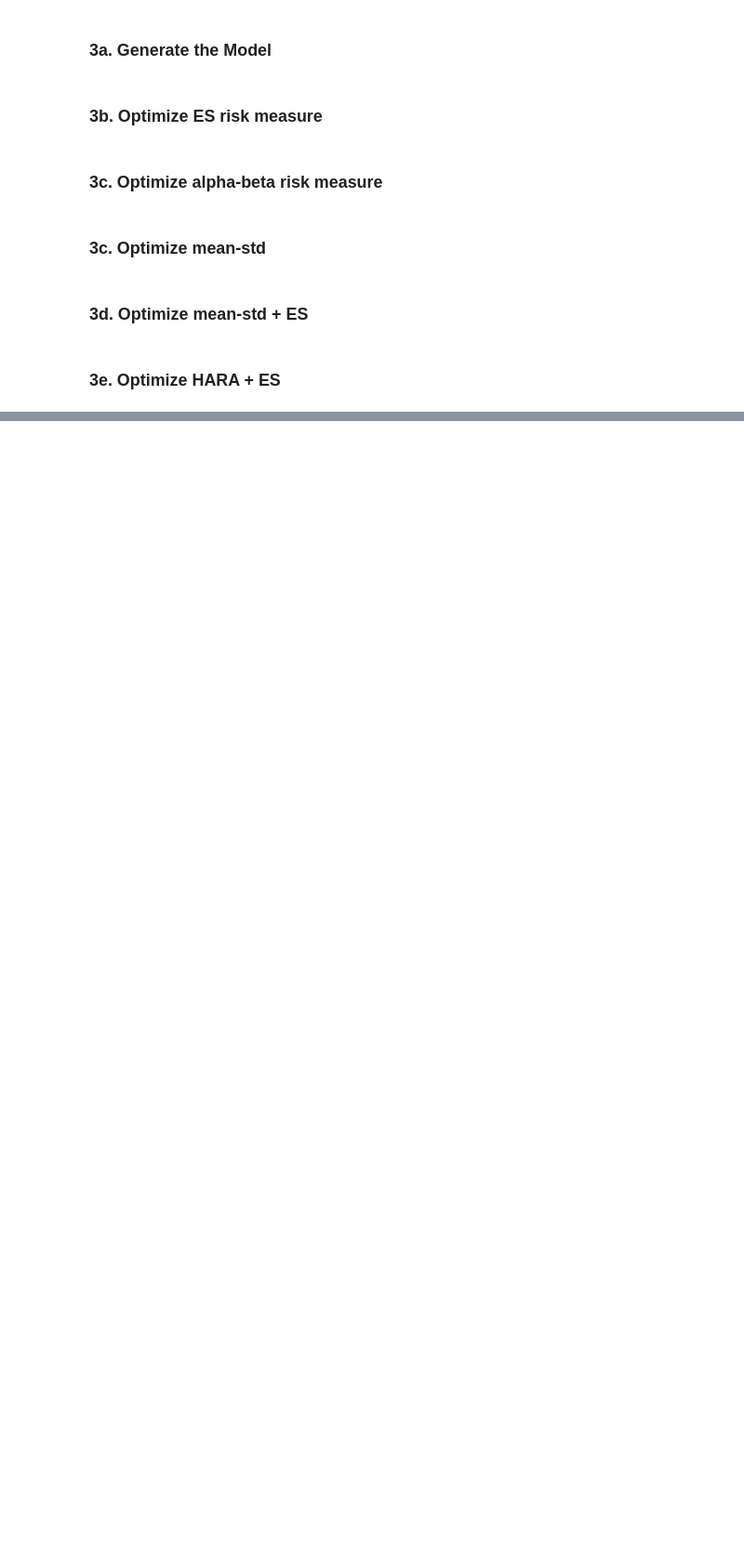
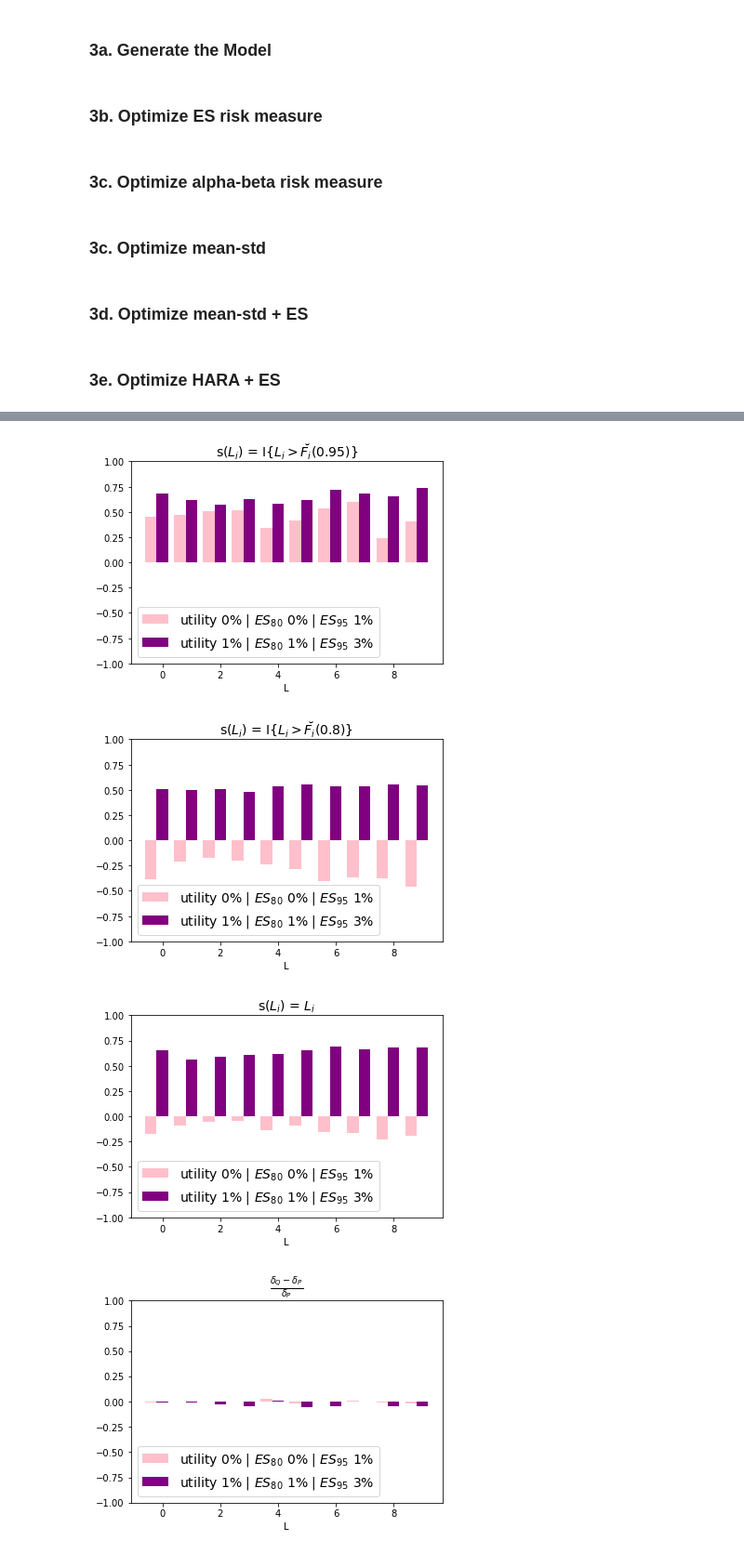
Before and after one commit to spesenti/SWIM-Wasserstein-py, a Jupyter notebook: Data/W_Stress.ipynb, the cells around one changed output, grey strips where cells are left out. Shown at 93% size. Drawn from its saved outputs; the diff is of its cells as text; code cells hidden in the pictures; blank space fills up the shorter version.

```diff
--- a/Data/W_Stress.ipynb
+++ b/Data/W_Stress.ipynb
@@ -1451,16 +1682,21 @@ L10  0.858356  0.808893  0.734231
 # %%
 # Sensitivity
 colors = colors + ['pink', 'purple', 'blue']
 if 'x' in data:
     StressModel.plot_sensitivities(sensitivity_measures1, labels=labels, colors=colors,
                                title=r's($L_i$) = I{$L_i > \breve{F_i}(0.95)$}', save=False,
                                filename=f'Plots/ex/hara-es/data_ES_utility_sensitivity_95.pdf')
     StressModel.plot_sensitivities(sensitivity_measures2, labels=labels, colors=colors,
                                title=r's($L_i$) = I{$L_i > \breve{F_i}(0.8)$}', save=False,
                                filename=f'Plots/ex/hara-es/data_ES_utility_sensitivity_80.pdf')
     StressModel.plot_sensitivities(sensitivity_measures3, labels=labels, colors=colors,
                                title=r's($L_i$) = $L_i$', save=False,
                                filename=folder + f'hara-es/data_ES_utility_sensitivity.pdf')
 
-#     StressModel.plot_sensitivities(alt_sensitivity_measures, filename = folder + f'hara-es/data_ES_utility_sensitivity_alt_sensitivity.pdf',
-#                                labels=labels, colors=colors, title=r'$\frac{\delta_Q - \delta_P}{\delta_P}$', save=True)
+    StressModel.plot_sensitivities(alt_sensitivity_measures, filename = folder + f'hara-es/data_ES_utility_sensitivity_alt_sensitivity.pdf',
+                               labels=labels, colors=colors, title=r'$\frac{\delta_Q - \delta_P}{\delta_P}$', save=True)
+# %% [output]
+[figure, added]
+[figure, added]
+[figure, added]
+[figure, added]
```
Also changed, not shown: parts of 2 cells of this notebook.
